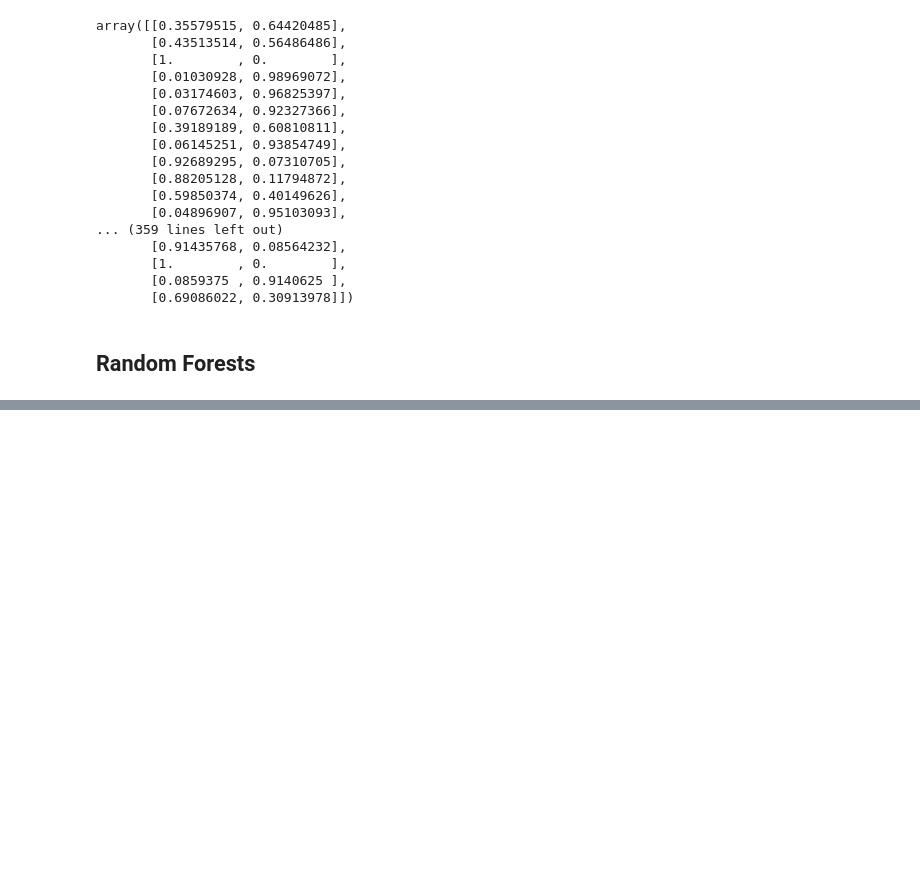
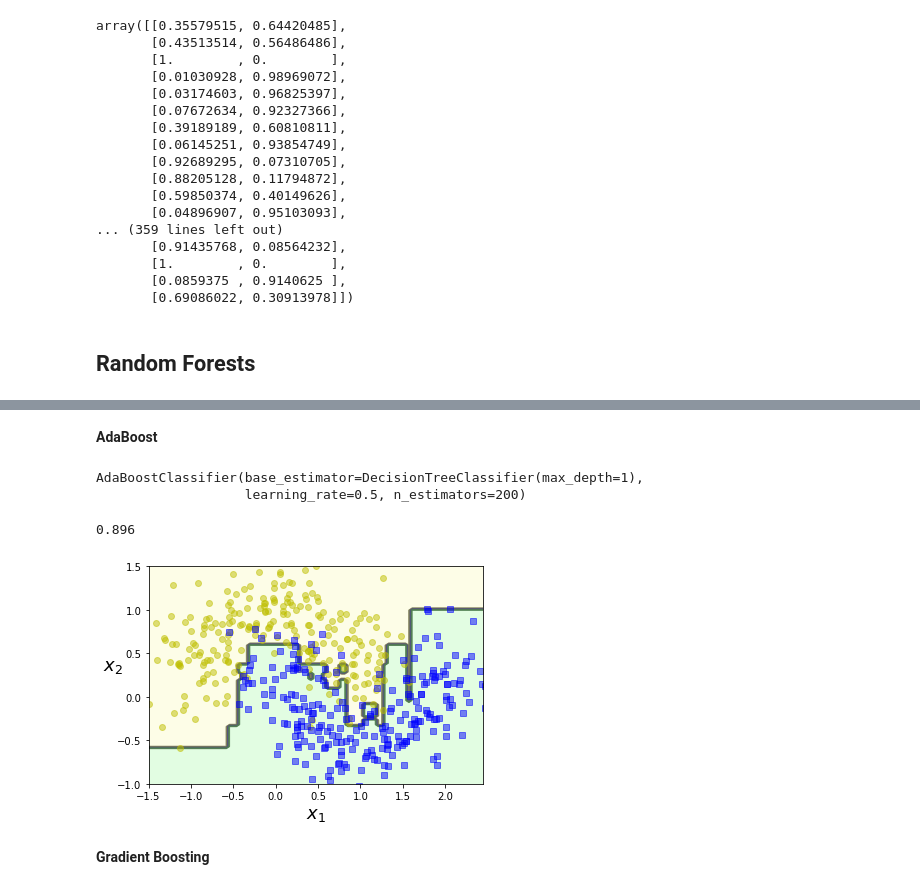
Before and after one commit to aj112358/ML_Notes, a Jupyter notebook: 07_Ensemble_Learning_and_Random_Forests/07_Ensemble_Learning_and_Random_Forests.ipynb, the cells around one changed output, grey strips where cells are left out. Drawn from its saved outputs; the diff is of its cells as text; code cells hidden in the pictures; blank space fills up the shorter version.

```diff
--- a/07_Ensemble_Learning_and_Random_Forests/07_Ensemble_Learning_and_Random_Forests.ipynb
+++ b/07_Ensemble_Learning_and_Random_Forests/07_Ensemble_Learning_and_Random_Forests.ipynb
@@ -225,3 +225,11 @@ array([[0.35579515, 0.64420485],
        [0.69086022, 0.30913978]])
 # %% [markdown]
 ## Random Forests
+# %%
+from sklearn.ensemble import RandomForestClassifier
+
+forest_classifier = RandomForestClassifier(n_estimators = 500,
+                                            max_leaf_nodes = 16,
+                                            n_jobs = -1)
+
+forest_classifier.fit(X_train, y_train)
@@ -227,0 +267,16 @@ array([[0.35579515, 0.64420485],
+# %% [markdown]
+**AdaBoost**
+# %%
+from sklearn.ensemble import AdaBoostClassifier
+
+ada_boost_classifier = AdaBoostClassifier(base_estimator= DecisionTreeClassifier(max_depth=1),
+                                         n_estimators=200,
+                                         algorithm="SAMME.R",
+                                         learning_rate=0.5)
+
+#### NOTE: A decision tree with a height of one is called a "decision stump"!
+# %%
+ada_boost_classifier.fit(X_train, y_train)
+# %% [output]
+AdaBoostClassifier(base_estimator=DecisionTreeClassifier(max_depth=1),
+                   learning_rate=0.5, n_estimators=200)
@@ -227,0 +285,10 @@ array([[0.35579515, 0.64420485],
+# %%
+print(accuracy_score(ada_boost_predictions, y_test))
+# %% [output]
+0.896
+# %%
+plot_decision_boundary(ada_boost_classifier, X, y)
+# %% [output]
+[figure, added]
+# %% [markdown]
+**Gradient Boosting**
```
Also changed, not shown: parts of 10 cells of this notebook.
